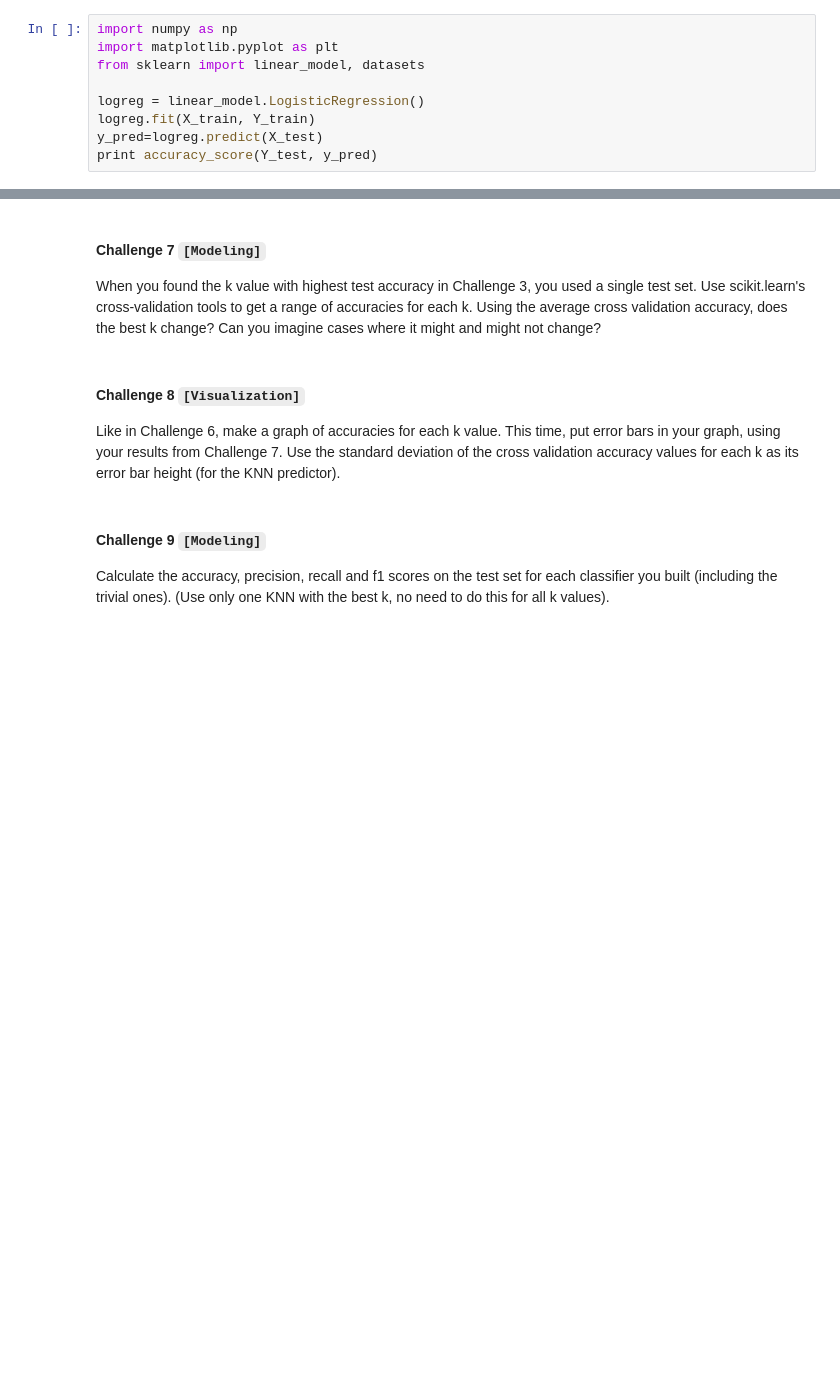
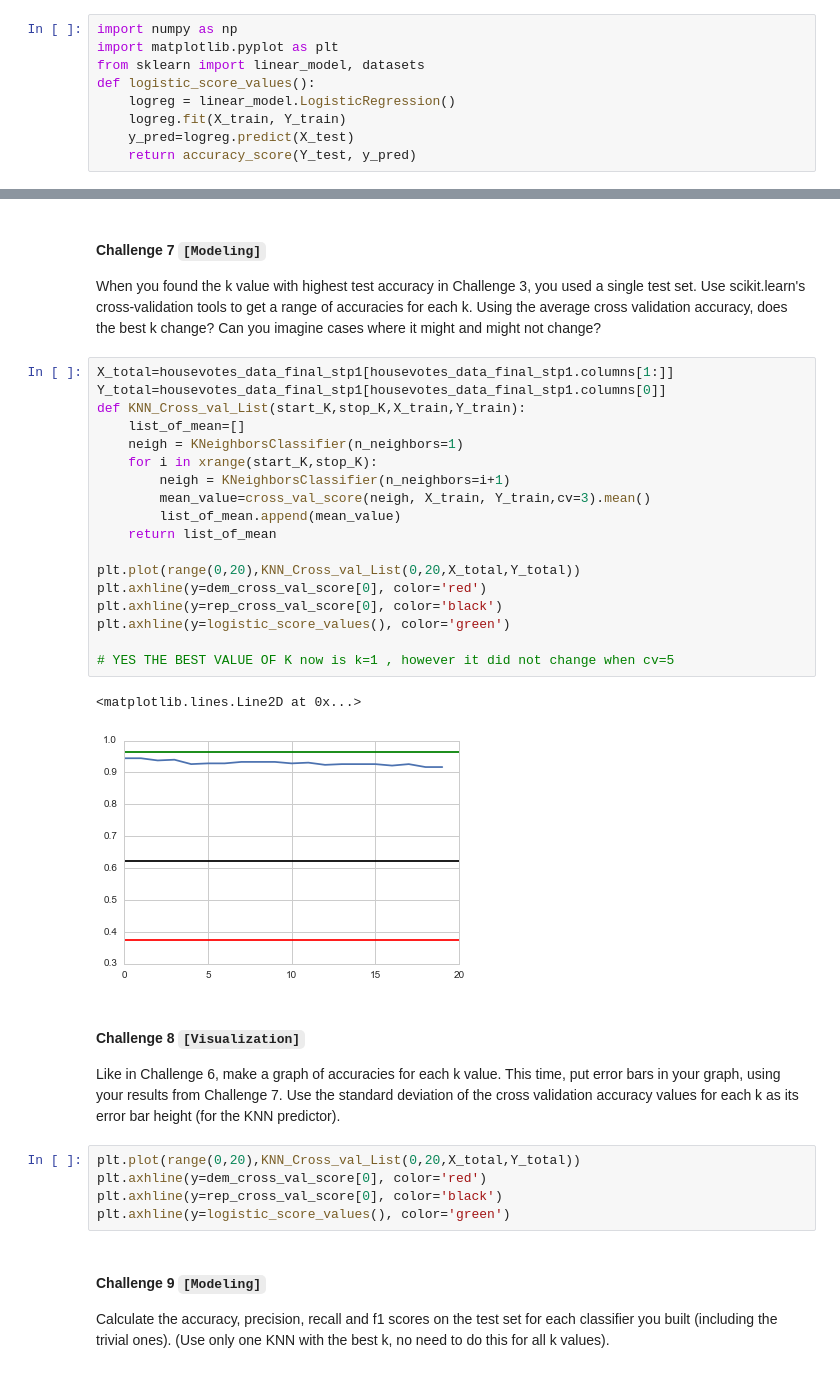
Before and after one commit to TejjeT/DataScienceProject2, a Jupyter notebook: day_06/Supervised Learning Challenges - Tejeshwar Gurram.ipynb, the cells around one changed output, grey strips where cells are left out. Cells and saved outputs as stored; diff of their text form; blank space fills up the shorter version.

```diff
--- a/day_06/Supervised Learning Challenges - Tejeshwar Gurram.ipynb
+++ b/day_06/Supervised Learning Challenges - Tejeshwar Gurram.ipynb
@@ -128,8 +121,8 @@ test accuracy. Google the documentation. The fit / predict interface is the same
 import numpy as np
 import matplotlib.pyplot as plt
 from sklearn import linear_model, datasets
-
-logreg = linear_model.LogisticRegression()
-logreg.fit(X_train, Y_train)
-y_pred=logreg.predict(X_test)
-print accuracy_score(Y_test, y_pred)
+def logistic_score_values():
+    logreg = linear_model.LogisticRegression()
+    logreg.fit(X_train, Y_train)
+    y_pred=logreg.predict(X_test)
+    return accuracy_score(Y_test, y_pred)
@@ -193,11 +181,37 @@ When you found the k value with highest test accuracy in Challenge 3, you used a
 Use scikit.learn's cross-validation tools to get a range of accuracies for each k.
 Using the average cross validation accuracy, does the best k change?
 Can you imagine cases where it might and might not change?
+# %%
+X_total=housevotes_data_final_stp1[housevotes_data_final_stp1.columns[1:]]
+Y_total=housevotes_data_final_stp1[housevotes_data_final_stp1.columns[0]]
+def KNN_Cross_val_List(start_K,stop_K,X_train,Y_train):
+    list_of_mean=[]
+    neigh = KNeighborsClassifier(n_neighbors=1)
+    for i in xrange(start_K,stop_K):
+        neigh = KNeighborsClassifier(n_neighbors=i+1)
+        mean_value=cross_val_score(neigh, X_train, Y_train,cv=3).mean()
+        list_of_mean.append(mean_value)
+    return list_of_mean
+
+plt.plot(range(0,20),KNN_Cross_val_List(0,20,X_total,Y_total))
+plt.axhline(y=dem_cross_val_score[0], color='red')
+plt.axhline(y=rep_cross_val_score[0], color='black')
+plt.axhline(y=logistic_score_values(), color='green')
+
+# YES THE BEST VALUE OF K now is k=1 , however it did not change when cv=5
+# %% [output]
+<matplotlib.lines.Line2D at 0x...>
+[figure, added]
 # %% [markdown]
 #### Challenge 8 `[Visualization]`
 Like in Challenge 6, make a graph of  accuracies for each k value.
 This time, put error bars in your graph, using your results from Challenge 7.
 Use the standard deviation of the cross validation accuracy values for each k as its error bar height (for the KNN predictor).
+# %%
+plt.plot(range(0,20),KNN_Cross_val_List(0,20,X_total,Y_total))
+plt.axhline(y=dem_cross_val_score[0], color='red')
+plt.axhline(y=rep_cross_val_score[0], color='black')
+plt.axhline(y=logistic_score_values(), color='green')
 # %% [markdown]
 #### Challenge 9 `[Modeling]`
 Calculate the accuracy, precision, recall and f1 scores on the test set for each classifier you built (including the trivial ones).
```
Also changed, not shown: parts of 7 cells of this notebook, 3 other files.
